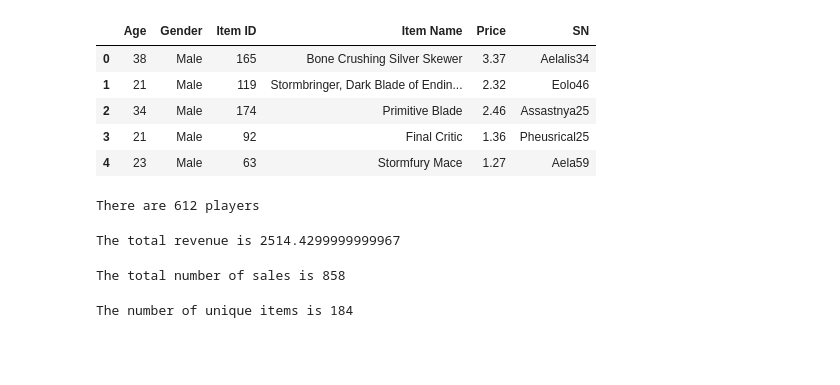
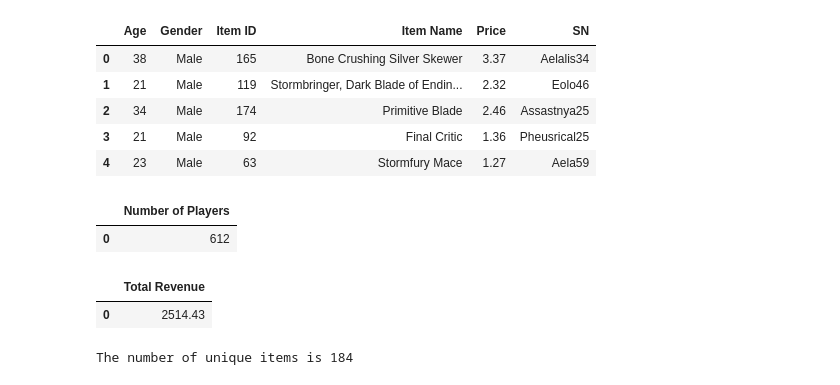
Before and after one commit to mattdukesd/Pymoli, a Jupyter notebook: HeroesOfPymoliCode.ipynb, the cells around one changed output. Cells and saved outputs as stored; diff of their text form; code cells hidden in the pictures; blank space fills up the shorter version.

```diff
--- a/HeroesOfPymoliCode.ipynb
+++ b/HeroesOfPymoliCode.ipynb
@@ -40,18 +44,27 @@ heroe_df.head()
 | 3 | 21 | Male | 92 | Final Critic | 1.36 | Pheusrical25 |
 | 4 | 23 | Male | 63 | Stormfury Mace | 1.27 | Aela59 |
 # %%
-player_count = len(heroe_df["SN"].unique())
-print("There are " + str(player_count) + " players")
+player_count = []
+player_count.append(len(heroe_df["SN"].unique()))
+player_count_df = pd.DataFrame(player_count)
+player_count_df.columns = ["Number of Players"]
+player_count_df
+#print("There are " + str(player_count) + " players")
 # %% [output]
-There are 612 players
+|  | Number of Players |
+| 0 | 612 |
 # %%
-total_revenue = heroe_df["Price"].sum()
-print("The total revenue is " + str(total_revenue))
+total_revenue = []
+total_revenue.append(heroe_df["Price"].sum())
+total_revenue_df = pd.DataFrame(total_revenue)
+total_revenue_df.columns=['Total Revenue']
+total_revenue_df
+#print("The total revenue is " + str(total_revenue))
 # %% [output]
-The total revenue is 2514.4299999999967
+|  | Total Revenue |
+| 0 | 2514.43 |
 # %%
-sales_count = heroe_df["SN"].count()
-print("The total number of sales is " + str(sales_count))
+sales_count = []
+sales_count.append(heroe_df["SN"].count())
+#print("The total number of sales is " + str(sales_count))
-# %% [output]
-The total number of sales is 858
 # %%
```
Also changed, not shown: parts of 9 cells of this notebook.
